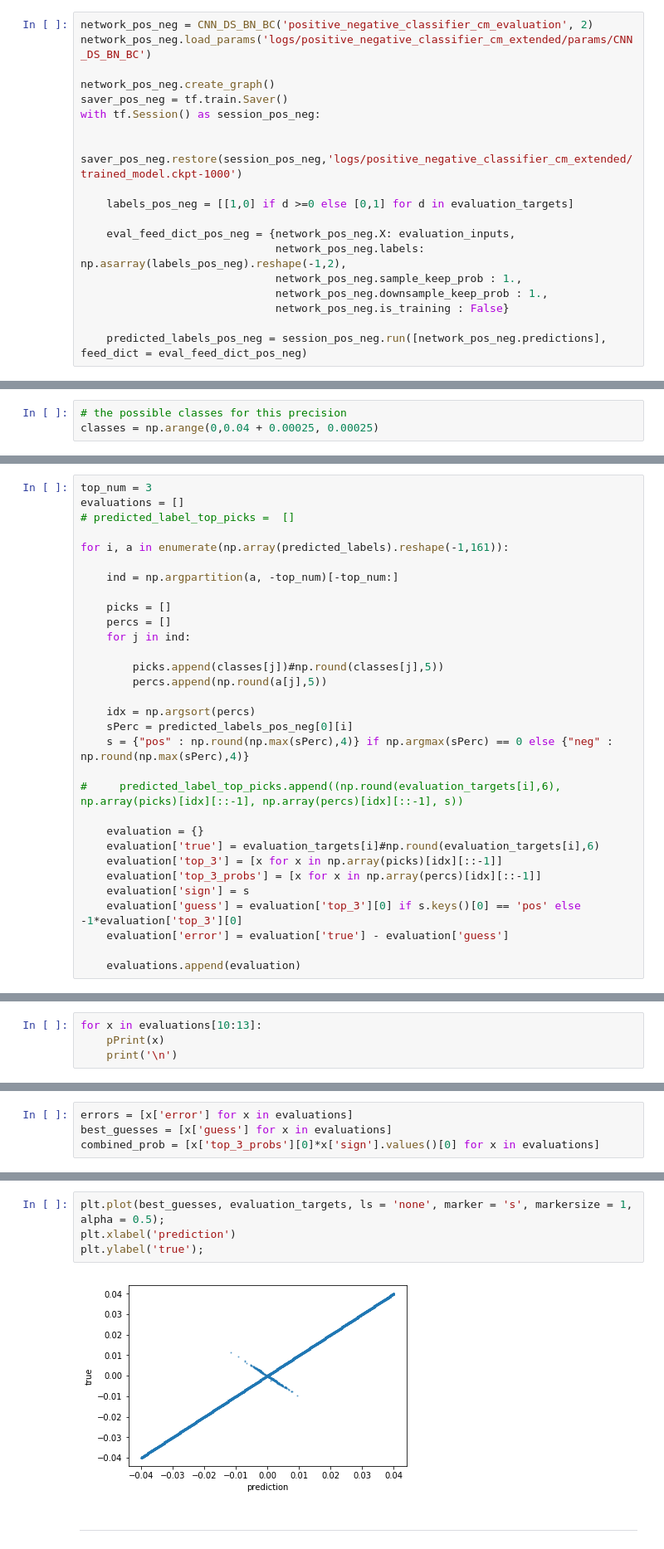
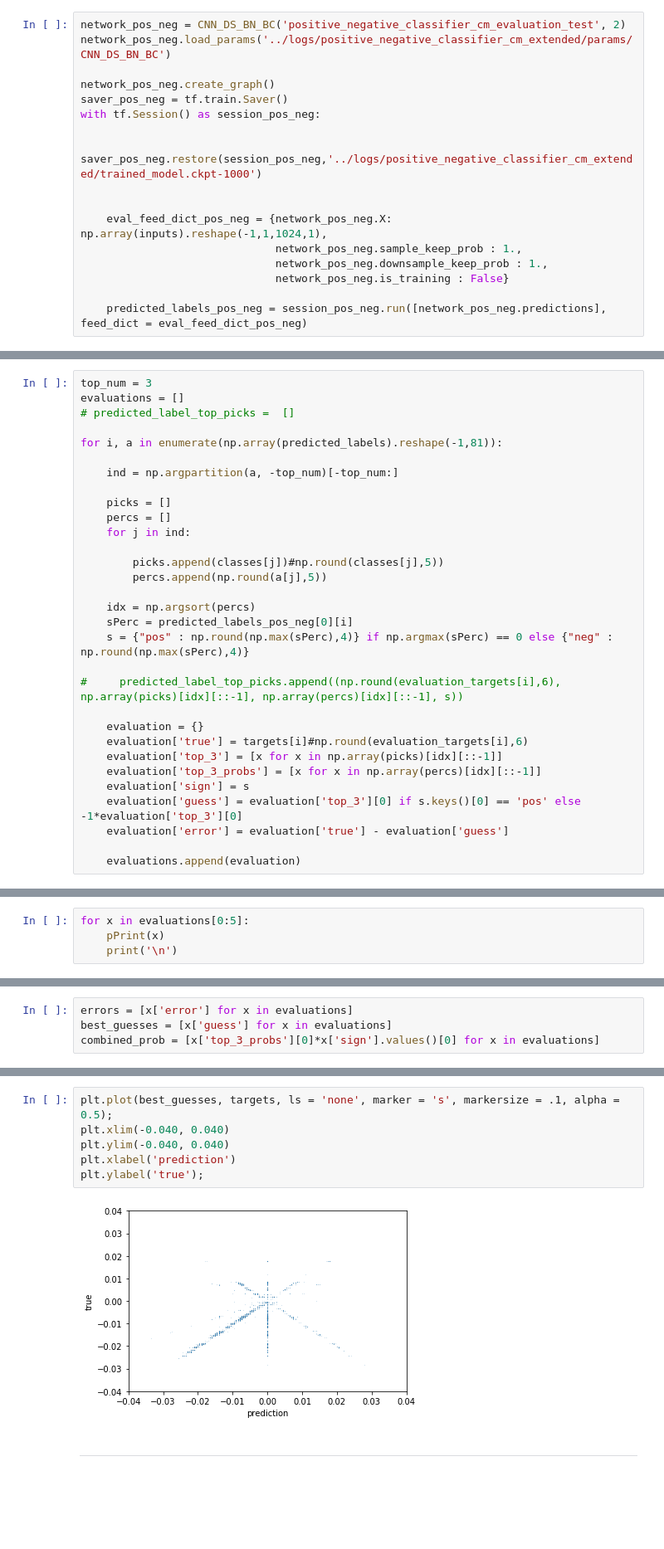
Before and after one commit to andrewasheridan/hera_sandbox, a Jupyter notebook: aas/experiments/Classification_Evaluator.ipynb, the cells around one changed output, grey strips where cells are left out. Shown at 83% size. Saved outputs shown, nothing was run; the diff lists cells and outputs as text; blank space fills up the shorter version.

```diff
--- a/aas/experiments/Classification_Evaluator.ipynb
+++ b/aas/experiments/Classification_Evaluator.ipynb
@@ -58,19 +144,17 @@ creating network graph .... ...... doneINFO:tensorflow:Restoring parameters from
 ***
 ## Evaluate sign of delay
 # %%
-network_pos_neg = CNN_DS_BN_BC('positive_negative_classifier_cm_evaluation', 2)
-network_pos_neg.load_params('logs/positive_negative_classifier_cm_extended/params/CNN_DS_BN_BC')
+network_pos_neg = CNN_DS_BN_BC('positive_negative_classifier_cm_evaluation_test', 2)
+network_pos_neg.load_params('../logs/positive_negative_classifier_cm_extended/params/CNN_DS_BN_BC')
 
 network_pos_neg.create_graph()
 saver_pos_neg = tf.train.Saver()
 with tf.Session() as session_pos_neg:
 
-    saver_pos_neg.restore(session_pos_neg,'logs/positive_negative_classifier_cm_extended/trained_model.ckpt-1000')
+    saver_pos_neg.restore(session_pos_neg,'../logs/positive_negative_classifier_cm_extended/trained_model.ckpt-1000')
 
-    labels_pos_neg = [[1,0] if d >=0 else [0,1] for d in evaluation_targets]
 
-    eval_feed_dict_pos_neg = {network_pos_neg.X: evaluation_inputs,
-                              network_pos_neg.labels: np.asarray(labels_pos_neg).reshape(-1,2),
+    eval_feed_dict_pos_neg = {network_pos_neg.X: np.array(inputs).reshape(-1,1,1024,1),
                               network_pos_neg.sample_keep_prob : 1.,
                               network_pos_neg.downsample_keep_prob : 1.,
                               network_pos_neg.is_training : False}
@@ -81,6 +165,3 @@ creating network graph .... ...... doneINFO:tensorflow:Restoring parameters from
-# %%
-# the possible classes for this precision
-classes = np.arange(0,0.04 + 0.00025, 0.00025)
 # %% [markdown]
 ### make a dictionary of :
  {true_delay, top_guesses, probabilites_for_each_guess, {sign_of_guess : probability_of_sign}}
@@ -89,7 +170,7 @@ top_num = 3
 evaluations = []
 # predicted_label_top_picks =  []
 
-for i, a in enumerate(np.array(predicted_labels).reshape(-1,161)):
+for i, a in enumerate(np.array(predicted_labels).reshape(-1,81)):
 
     ind = np.argpartition(a, -top_num)[-top_num:]
 
@@ -107,7 +188,7 @@ for i, a in enumerate(np.array(predicted_labels).reshape(-1,161)):
 #     predicted_label_top_picks.append((np.round(evaluation_targets[i],6), np.array(picks)[idx][::-1], np.array(percs)[idx][::-1], s))
 
     evaluation = {}
-    evaluation['true'] = evaluation_targets[i]#np.round(evaluation_targets[i],6)
+    evaluation['true'] = targets[i]#np.round(evaluation_targets[i],6)
     evaluation['top_3'] = [x for x in np.array(picks)[idx][::-1]]
     evaluation['top_3_probs'] = [x for x in np.array(percs)[idx][::-1]]
     evaluation['sign'] = s
@@ -120,7 +201,7 @@ for i, a in enumerate(np.array(predicted_labels).reshape(-1,161)):
 # %%
 from pprint import pprint as pPrint
 # %%
-for x in evaluations[10:13]:
+for x in evaluations[0:5]:
     pPrint(x)
     print('\n')
 # %% [output]
@@ -173,9 +254,11 @@ percent of errors less than 0.0005 (~5ns)= 0.990833333333
 # %%
-plt.plot(best_guesses, evaluation_targets, ls = 'none', marker = 's', markersize = 1, alpha = 0.5);
+plt.plot(best_guesses, targets, ls = 'none', marker = 's', markersize = .1, alpha = 0.5);
+plt.xlim(-0.040, 0.040)
+plt.ylim(-0.040, 0.040)
 plt.xlabel('prediction')
 plt.ylabel('true');
 # %% [output]
-[figure, old version]
+[figure, new version]
 # %% [markdown]
 ***
 # %% [markdown]
```
Also changed, not shown: parts of 58 cells of this notebook.
